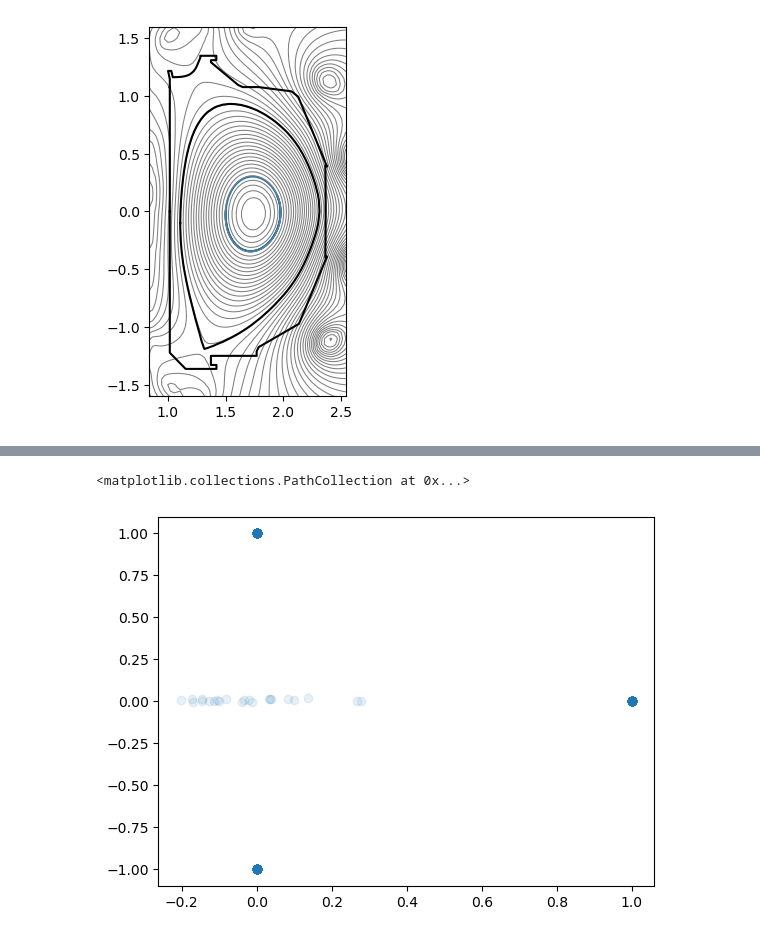
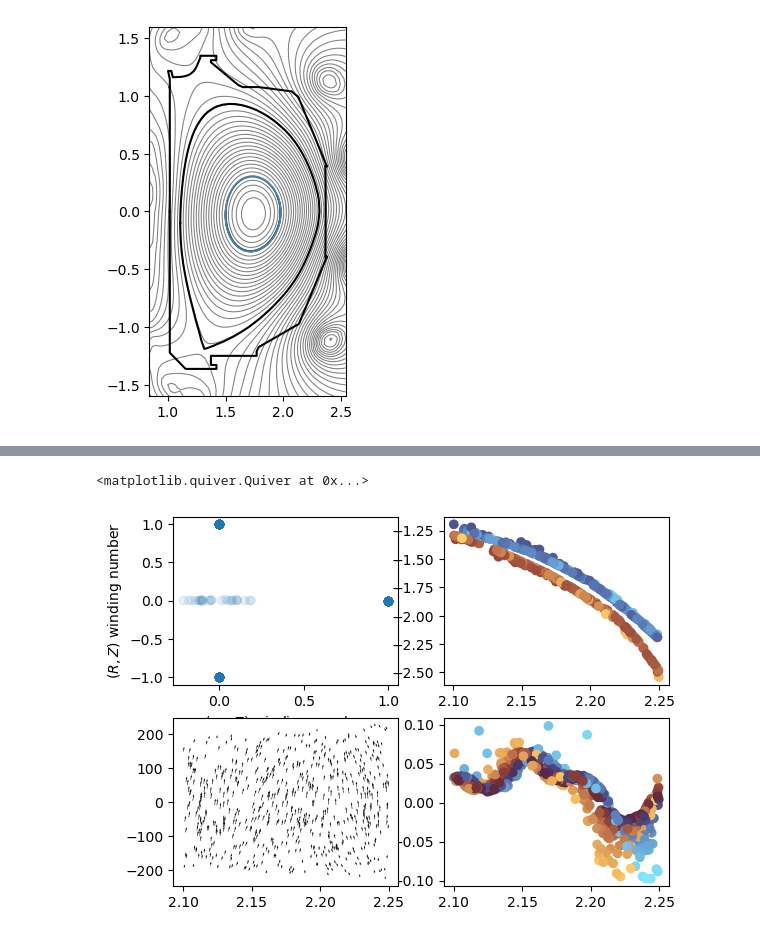
Before and after one commit to Maplenormandy/c1lgkt-jax, a Jupyter notebook: bin/diffrax_scratch.ipynb, the cells around one changed output, grey strips where cells are left out. Cells and saved outputs as stored; diff of their text form; code cells hidden in the pictures.

```diff
--- a/bin/diffrax_scratch.ipynb
+++ b/bin/diffrax_scratch.ipynb
@@ -99,7 +103,7 @@ root_finder = optx.Newton(rtol=1e-5, atol=1e-5)
 event = diffrax.Event((cond_copassing, cond_ctrpassing, cond_bounce), root_finder)
 
 def orbit_freqs(y0):
-    sol = diffrax.diffeqsolve(term, solver, t0=0, t1=1.0, dt0=1e-3, y0=y0,
+    sol = diffrax.diffeqsolve(term, solver, t0=0, t1=1.0, dt0=5e-4, y0=y0,
                             args=args,
                             stepsize_controller=stepsize_controller,
                             event=event,
@@ -107,7 +111,13 @@ def orbit_freqs(y0):
 
     r, varphi, z, vll, mu, theta_pol, theta_vll = sol.ys
 
-    return varphi[-1] / sol.ts[-1], 2*jnp.pi / sol.ts[-1], theta_pol[-1] / (2 * jnp.pi), theta_vll[-1] / (2 * jnp.pi), sol.ys
+    omega_tor = varphi[-1] / sol.ts[-1]
+    winding_pol = theta_pol[-1] / (2 * jnp.pi)
+    winding_vll = theta_vll[-1] / (2 * jnp.pi)
+    # Note: this is the unsigned frequency; need to multiply by the appropriate winding number to get the signed frequency
+    omega_pol = 2*jnp.pi / sol.ts[-1]
+
+    return omega_tor, omega_pol, winding_pol, winding_vll, sol
 
 batched_bounce_freqs = jax.vmap(orbit_freqs)
 # %%
@@ -145,12 +148,31 @@ eq.plot_magnetic_geometry(ax)
 inputs = (r0, varphi0, z0, vll0, mu0, theta_pol0, theta_vll0)
 freqs = batched_bounce_freqs(inputs)
 # %%
-# %% Analyze frequencies
-
+# %% Plot of winding numbers and q profiles
+%matplotlib inline
 omega_tor, omega_pol, winding_pol, winding_vll, sols = freqs
 
 plt.figure()
+# Plot winding numbers
+plt.subplot(221)
 plt.scatter(winding_vll, winding_pol, alpha=0.1)
+plt.xlabel(R'$(v_\parallel, Z)$ winding number')
+plt.ylabel(R'$(R,Z)$ winding number')
+
+# Plot passing particles
+plt.subplot(222)
+filter = np.logical_or((np.round(winding_pol) == -1), (np.round(winding_pol) == +1))
+plt.scatter(r0[filter], omega_tor[filter] / omega_pol[filter] * np.round(winding_pol)[filter], c=vll0[filter], cmap='managua')
+
+# Plot trapped particles
+plt.subplot(224)
+filter = (np.round(winding_vll) != 0)
+plt.scatter(r0[filter], omega_tor[filter] / omega_pol[filter], c=vll0[filter], cmap='managua')
+
+# Plot frequencies for trapped particles
+plt.subplot(223)
+filter = np.logical_and((np.round(winding_pol) == 0), (np.round(winding_vll) == +1))
+plt.quiver(r0[filter], vll0[filter], omega_tor[filter] / jnp.std(omega_tor[filter]), omega_pol[filter] / jnp.std(omega_pol[filter]))
 # %% [output]
-<matplotlib.collections.PathCollection at 0x...>
+<matplotlib.quiver.Quiver at 0x...>
-[figure, old version]
+[figure, new version]
```
Also changed, not shown: parts of 12 cells of this notebook, 6 other files.
